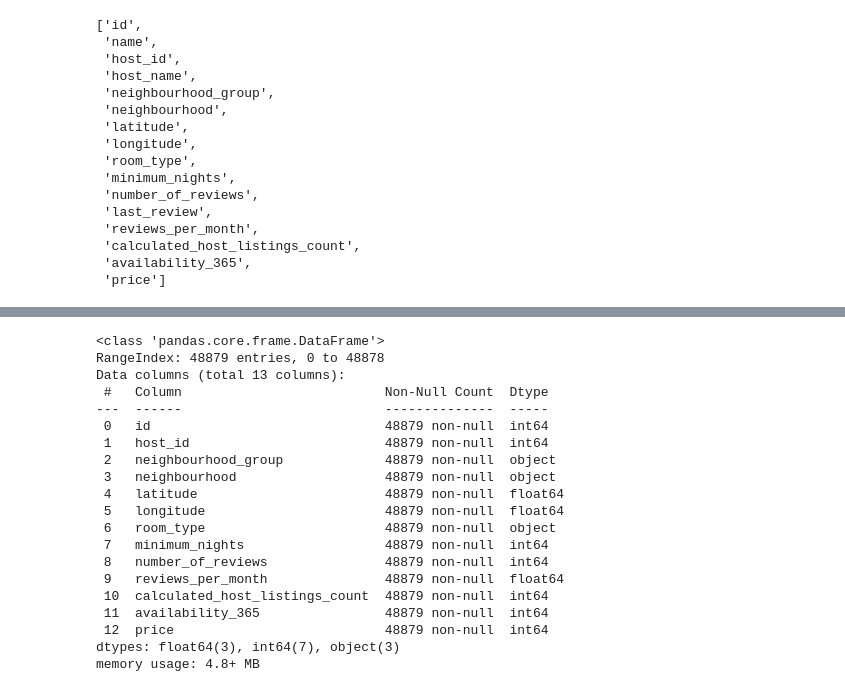
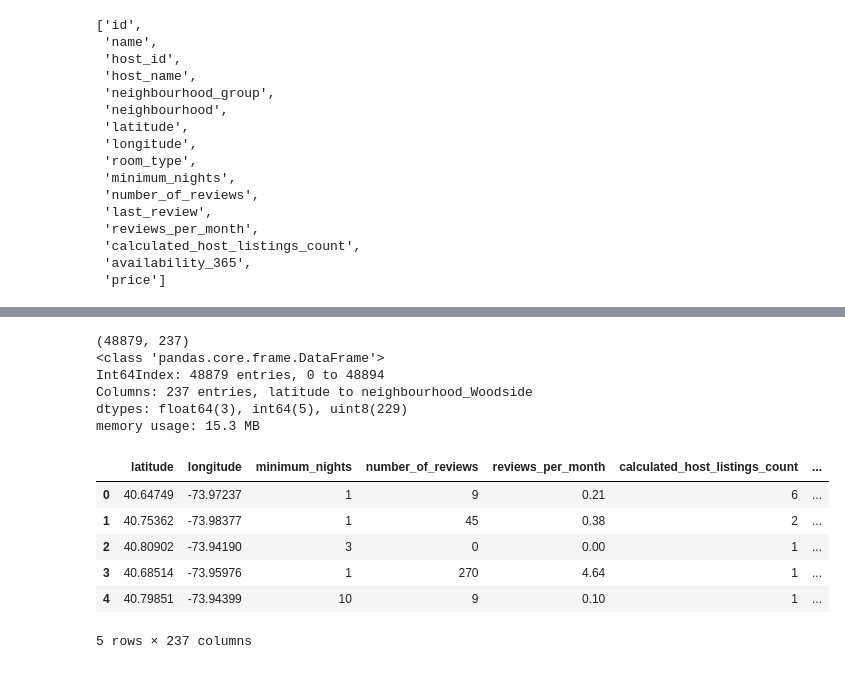
Before and after one commit to Nicole-LijuanChen/NYC-Airbnb-Rental-Prices-Prediction, a Jupyter notebook: eda.ipynb, the cells around one changed output, grey strips where cells are left out. Saved outputs shown, nothing was run; the diff lists cells and outputs as text; code cells hidden in the pictures.

```diff
--- a/eda.ipynb
+++ b/eda.ipynb
@@ -293,6 +293,3 @@ columns
  'calculated_host_listings_count',
  'availability_365',
  'price']
-# %%
-num_cls = ['SalePrice','MachineHoursCurrentMeter','YearMade']
-groups = ['ProductGroupDesc','Tire_Size']
@@ -308,24 +296,44 @@ print(df1.shape)
-# %%
-df1 = df1.reset_index(drop=True)
-df1.info()
-# %% [output]
-<class 'pandas.core.frame.DataFrame'>
-RangeIndex: 48879 entries, 0 to 48878
-Data columns (total 13 columns):
- #   Column                          Non-Null Count  Dtype
----  ------                          --------------  -----
- 0   id                              48879 non-null  int64
- 1   host_id                         48879 non-null  int64
- 2   neighbourhood_group             48879 non-null  object
- 3   neighbourhood                   48879 non-null  object
- 4   latitude                        48879 non-null  float64
- 5   longitude                       48879 non-null  float64
- 6   room_type                       48879 non-null  object
- 7   minimum_nights                  48879 non-null  int64
- 8   number_of_reviews               48879 non-null  int64
- 9   reviews_per_month               48879 non-null  float64
- 10  calculated_host_listings_count  48879 non-null  int64
- 11  availability_365                48879 non-null  int64
- 12  price                           48879 non-null  int64
-dtypes: float64(3), int64(7), object(3)
-memory usage: 4.8+ MB
+# %%
+num_cls = ['latitude','longitude', 'minimum_nights',
+             'number_of_reviews','reviews_per_month',
+             'calculated_host_listings_count',
+             'availability_365',
+             'price']
+cat_groups = ['room_type','neighbourhood_group','neighbourhood']
+# cat_groups = ['neighbourhood_group','room_type']
+# %%
+def process_product_group(df,cls,groups):
+    """
+    feature engineering:
+        load numeric values
+        get dummies on categorical
+    """
+    processed_df = df[cls]
+
+    for group in groups:
+    #Get the Dummy variables
+        dummies = pd.get_dummies(df[group], prefix=group)
+        processed_df = processed_df.join(dummies)
+    return processed_df
+# %%
+processed_df = process_product_group(df,num_cls,cat_groups)
+# %%
+print(processed_df.shape)
+processed_df.info()
+# %% [output]
+(48879, 237)
+<class 'pandas.core.frame.DataFrame'>
+Int64Index: 48879 entries, 0 to 48894
+Columns: 237 entries, latitude to neighbourhood_Woodside
+dtypes: float64(3), int64(5), uint8(229)
+memory usage: 15.3 MB
+# %%
+processed_df.head()
+# %% [output]
+|  | latitude | longitude | minimum_nights | number_of_reviews | reviews_per_month | calculated_host_listings_count | ... |
+| 0 | 40.64749 | -73.97237 | 1 | 9 | 0.21 | 6 | ... |
+| 1 | 40.75362 | -73.98377 | 1 | 45 | 0.38 | 2 | ... |
+| 2 | 40.80902 | -73.94190 | 3 | 0 | 0.00 | 1 | ... |
+| 3 | 40.68514 | -73.95976 | 1 | 270 | 4.64 | 1 | ... |
+| 4 | 40.79851 | -73.94399 | 10 | 9 | 0.10 | 1 | ... |
+5 rows × 237 columns
```
Also changed, not shown: parts of 7 cells of this notebook, 1 other file.
